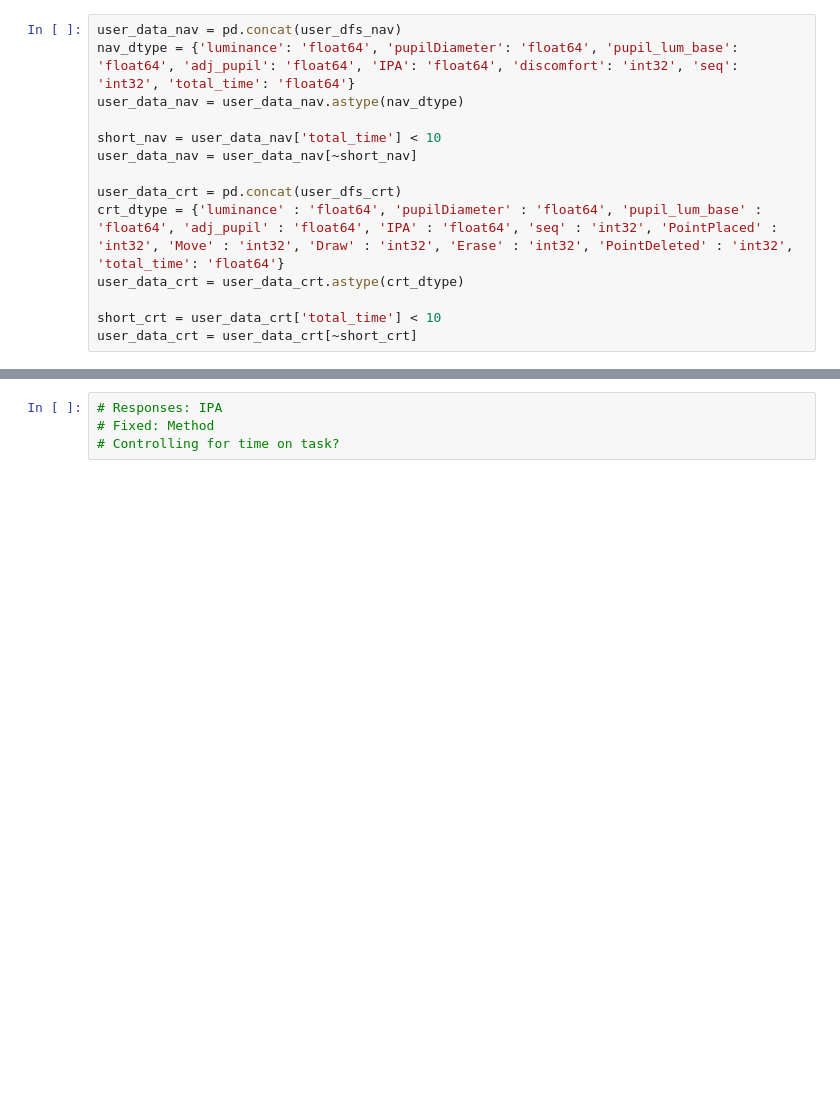
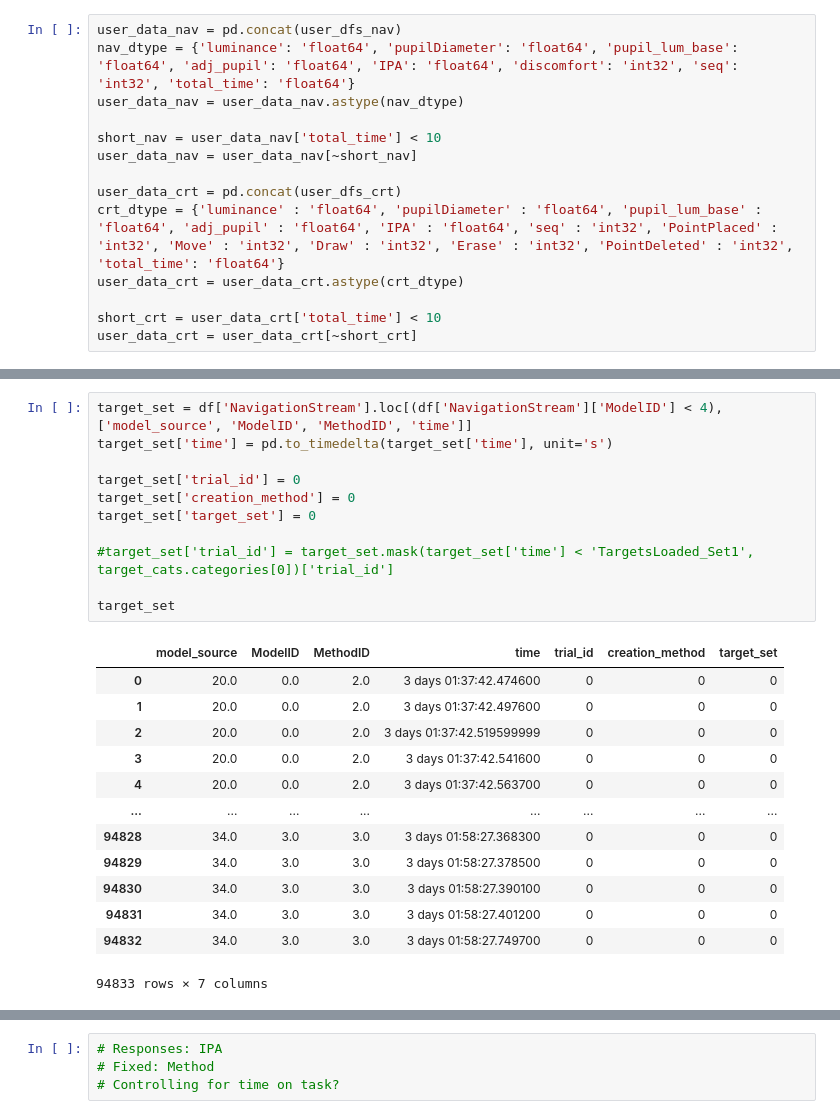
Before and after one commit to courtnicole/3d-path-cognition, a Jupyter notebook: mixedmodel.ipynb, the cells around one changed output, grey strips where cells are left out. Cells and saved outputs as stored; diff of their text form; blank space fills up the shorter version.

```diff
--- a/mixedmodel.ipynb
+++ b/mixedmodel.ipynb
@@ -457 +663,26 @@ user_data_crt = user_data_crt[~short_crt]
+# %%
+target_set = df['NavigationStream'].loc[(df['NavigationStream']['ModelID'] < 4), ['model_source', 'ModelID', 'MethodID', 'time']]
+target_set['time'] = pd.to_timedelta(target_set['time'], unit='s')
+
+target_set['trial_id'] = 0
+target_set['creation_method'] = 0
+target_set['target_set'] = 0
+
+#target_set['trial_id'] = target_set.mask(target_set['time'] < 'TargetsLoaded_Set1', target_cats.categories[0])['trial_id']
+
+target_set
+# %% [output]
+|  | model_source | ModelID | MethodID | time | trial_id | creation_method | target_set |
+| 0 | 20.0 | 0.0 | 2.0 | 3 days 01:37:42.474600 | 0 | 0 | 0 |
+| 1 | 20.0 | 0.0 | 2.0 | 3 days 01:37:42.497600 | 0 | 0 | 0 |
+| 2 | 20.0 | 0.0 | 2.0 | 3 days 01:37:42.519599999 | 0 | 0 | 0 |
+| 3 | 20.0 | 0.0 | 2.0 | 3 days 01:37:42.541600 | 0 | 0 | 0 |
+| 4 | 20.0 | 0.0 | 2.0 | 3 days 01:37:42.563700 | 0 | 0 | 0 |
+| ... | ... | ... | ... | ... | ... | ... | ... |
+| 94828 | 34.0 | 3.0 | 3.0 | 3 days 01:58:27.368300 | 0 | 0 | 0 |
+| 94829 | 34.0 | 3.0 | 3.0 | 3 days 01:58:27.378500 | 0 | 0 | 0 |
+| 94830 | 34.0 | 3.0 | 3.0 | 3 days 01:58:27.390100 | 0 | 0 | 0 |
+| 94831 | 34.0 | 3.0 | 3.0 | 3 days 01:58:27.401200 | 0 | 0 | 0 |
+| 94832 | 34.0 | 3.0 | 3.0 | 3 days 01:58:27.749700 | 0 | 0 | 0 |
+94833 rows × 7 columns
 # %% [markdown]
```
Also changed, not shown: parts of 20 cells of this notebook.
